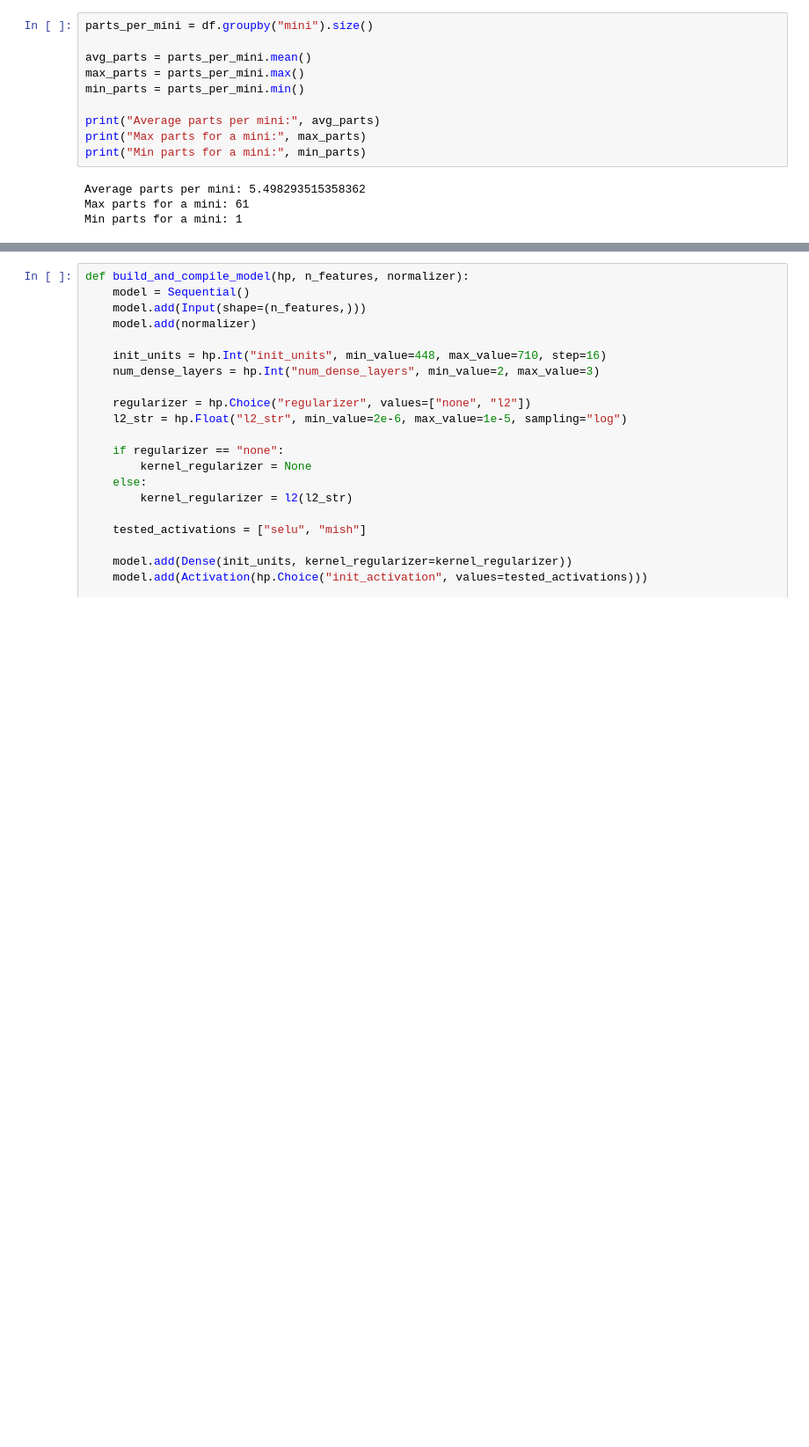
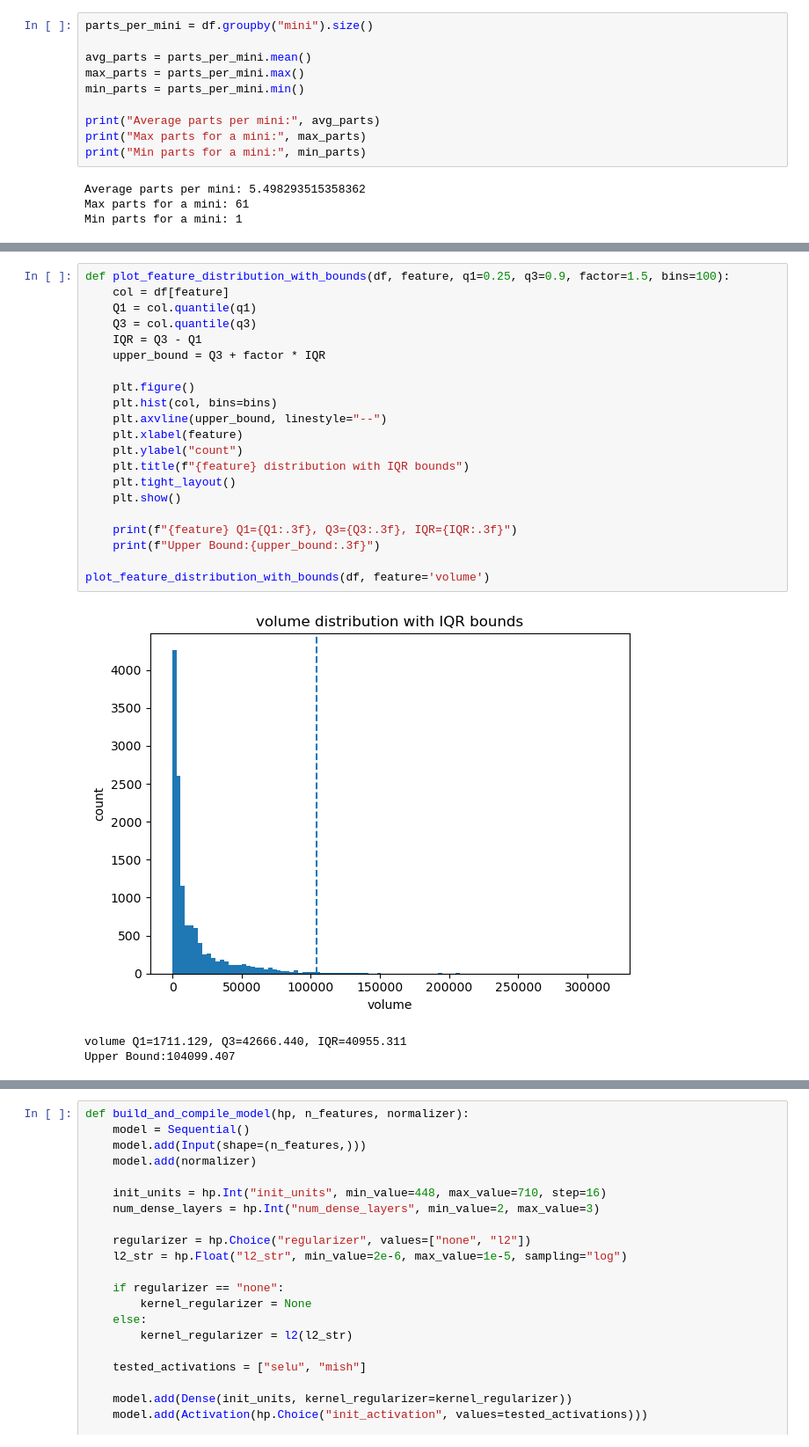
Before and after one commit to SirDarcanos/minires-models, a Jupyter notebook: minires_models.ipynb, the cells around one changed output, grey strips where cells are left out. Shown: that part at 88% size. Drawn from its saved outputs; the diff is of its cells as text; blank space fills up the shorter version.

```diff
--- a/minires_models.ipynb
+++ b/minires_models.ipynb
@@ -118,0 +191,25 @@ Min parts for a mini: 1
+# %%
+def plot_feature_distribution_with_bounds(df, feature, q1=0.25, q3=0.9, factor=1.5, bins=100):
+    col = df[feature]
+    Q1 = col.quantile(q1)
+    Q3 = col.quantile(q3)
+    IQR = Q3 - Q1
+    upper_bound = Q3 + factor * IQR
+
+    plt.figure()
+    plt.hist(col, bins=bins)
+    plt.axvline(upper_bound, linestyle="--")
+    plt.xlabel(feature)
+    plt.ylabel("count")
+    plt.title(f"{feature} distribution with IQR bounds")
+    plt.tight_layout()
+    plt.show()
+
+    print(f"{feature} Q1={Q1:.3f}, Q3={Q3:.3f}, IQR={IQR:.3f}")
+    print(f"Upper Bound:{upper_bound:.3f}")
+
+plot_feature_distribution_with_bounds(df, feature='volume')
+# %% [output]
+[figure, added]
+volume Q1=1711.129, Q3=42666.440, IQR=40955.311
+Upper Bound:104099.407
```
Also changed, not shown: parts of 40 cells of this notebook, 1 other file.
